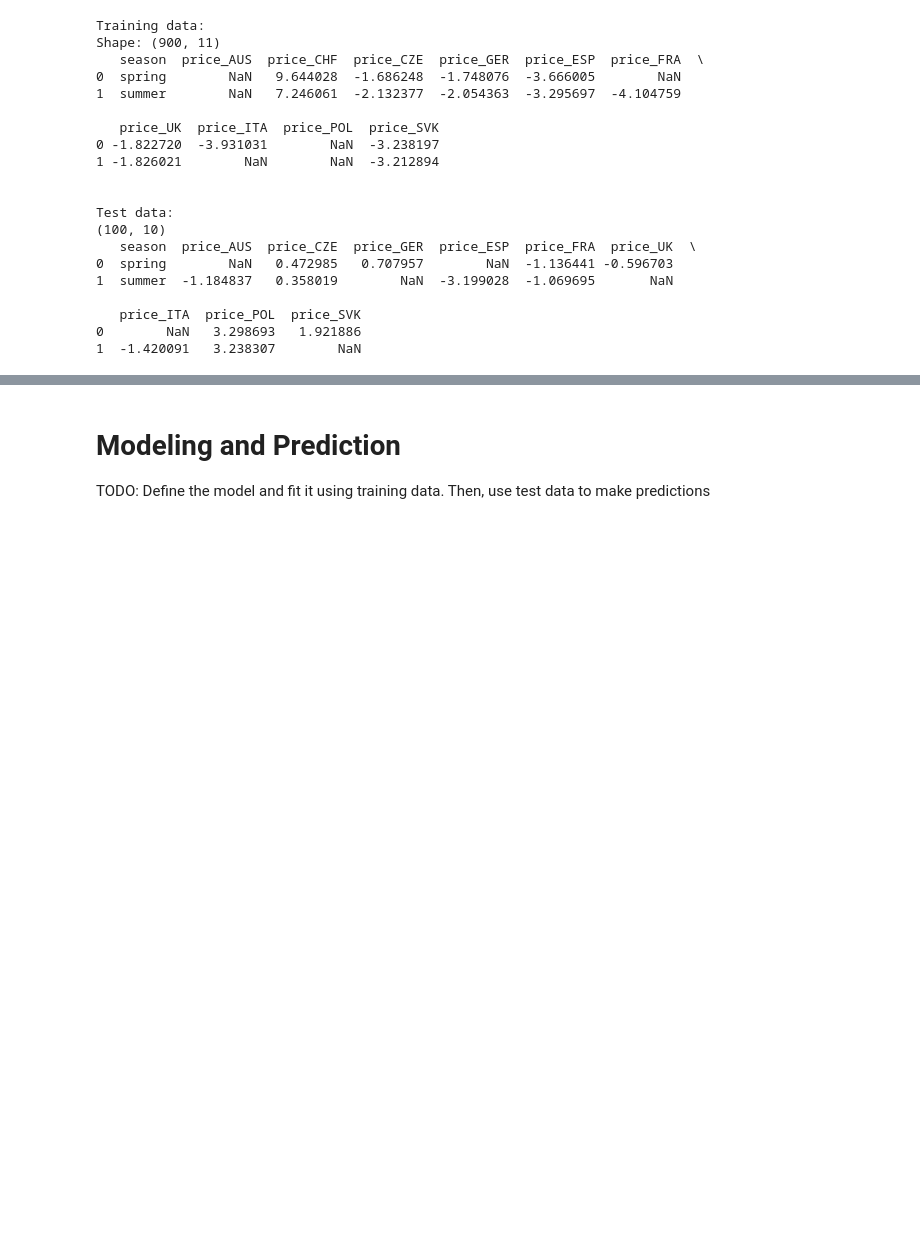
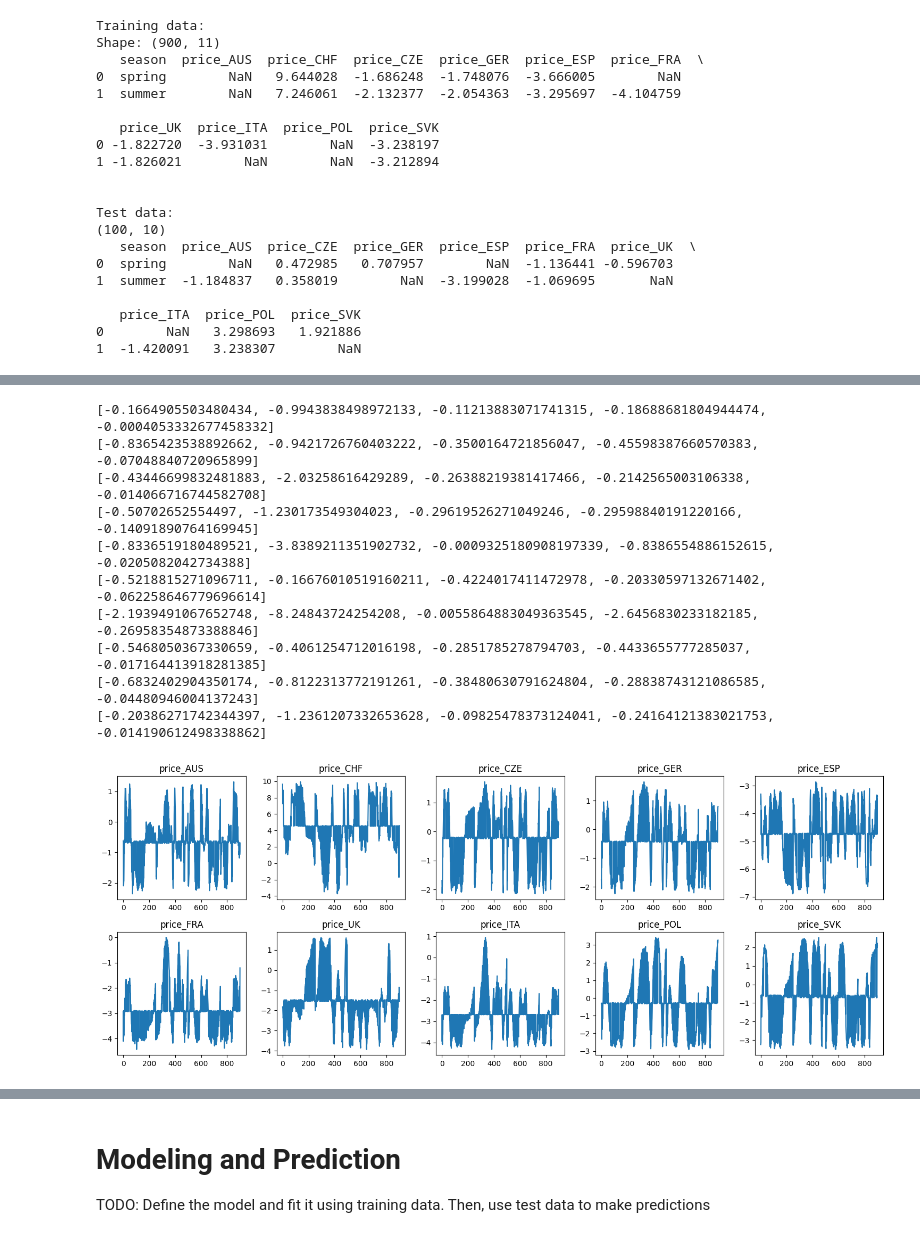
Before and after one commit to AntoniaGrindrod/IML-Task-2, a Jupyter notebook: template_solution.ipynb, the cells around one changed output, grey strips where cells are left out. Cells and saved outputs as stored; diff of their text form; code cells hidden in the pictures; blank space fills up the shorter version.

```diff
--- a/template_solution.ipynb
+++ b/template_solution.ipynb
@@ -135,0 +148,72 @@ for country in train_df.columns:
+# %%
+#linear imputation, without time variable
+
+#Linear model imputation
+
+from sklearn.linear_model import LinearRegression
+from sklearn.model_selection import KFold
+from sklearn.metrics import r2_score
+
+seasons_to_numbers = np.array([0, 1, 2, 3])
+length = 900
+numbers_rep = np.tile(seasons_to_numbers, length // len(seasons_to_numbers) + 1)[:length] #an array [0 1 2 3 0 1 2 3 ... ] for the seasons
+numbers_rep = pd.Series(numbers_rep, name='Seasons to Numbers') #making a pd type
+
+chron = pd.Series(np.arange(length), name = 'Time') #assuming the seasons are in chronological order
+fig, axs = plt.subplots(2, 5, figsize=(15, 6))
+axs = axs.flatten()
+
+i = 0
+for country in train_df.columns:
+    if str(country) != 'season':
+
+        dfc = pd.concat([ numbers_rep, train_df[str(country)]], axis=1) #making a big matrix of time, seasons and prices
+
+        c = [c for c in dfc.columns if c != str(country)]
+        X = dfc[dfc[str(country)].notnull()].loc[:, c].values #the non-missing time and seasons
+        y = dfc[dfc[str(country)].notnull()][str(country)].values #the non-missing prices
+        missing_prices = dfc[dfc[str(country)].isnull()].loc[:, c].values #the missing prices
+
+        kf = KFold(n_splits=5)
+        scores = [] #measures how much better than baseline linear regression performs, where baseline is flat regression against the mean. In this case that baseline performance (an  R2 of 0) is the performance of replacing the missing values with the mean of the observed values.
+        predicted_prices = []
+
+        for train_index, test_index in kf.split(X):
+            X_train, X_test = X[train_index], X[test_index]
+            y_train, y_test = y[train_index], y[test_index]
+
+            clf = LinearRegression()
+            clf.fit(X_train, y_train)
+            y_test_pred = clf.predict(X_test)
+
+            scores.append(r2_score(y_test, y_test_pred))
+
+            y_missing_pred = clf.predict(missing_prices)
+            predicted_prices.append(y_missing_pred)
+
+
+        print(scores)
+        mean_predicted_prices = np.mean(predicted_prices, axis=0)
+        dfc.loc[dfc[str(country)].isnull(), str(country)] = mean_predicted_prices
+        #plt.plot(dfc[str(country)])
+        #plt.title(str(country))
+        #plt.show()
+
+        axs[i].plot(dfc[str(country)])
+        axs[i].set_title(str(country))
+        i = i+1
+
+plt.tight_layout()
+plt.show()
+# %% [output]
+[-0.1664905503480434, -0.9943838498972133, -0.11213883071741315, -0.18688681804944474, -0.0004053332677458332]
+[-0.8365423538892662, -0.9421726760403222, -0.3500164721856047, -0.45598387660570383, -0.07048840720965899]
+[-0.43446699832481883, -2.03258616429289, -0.26388219381417466, -0.2142565003106338, -0.014066716744582708]
+[-0.50702652554497, -1.230173549304023, -0.29619526271049246, -0.29598840191220166, -0.14091890764169945]
+[-0.8336519180489521, -3.8389211351902732, -0.0009325180908197339, -0.8386554886152615, -0.0205082042734388]
+[-0.5218815271096711, -0.16676010519160211, -0.4224017411472978, -0.20330597132671402, -0.062258646779696614]
+[-2.1939491067652748, -8.24843724254208, -0.0055864883049363545, -2.6456830233182185, -0.26958354873388846]
+[-0.5468050367330659, -0.4061254712016198, -0.2851785278794703, -0.4433655777285037, -0.017164413918281385]
+[-0.6832402904350174, -0.8122313772191261, -0.38480630791624804, -0.28838743121086585, -0.04480946004137243]
+[-0.20386271742344397, -1.2361207332653628, -0.09825478373124041, -0.24164121383021753, -0.014190612498338862]
+[figure, added]
```
Also changed, not shown: parts of 3 cells of this notebook.
